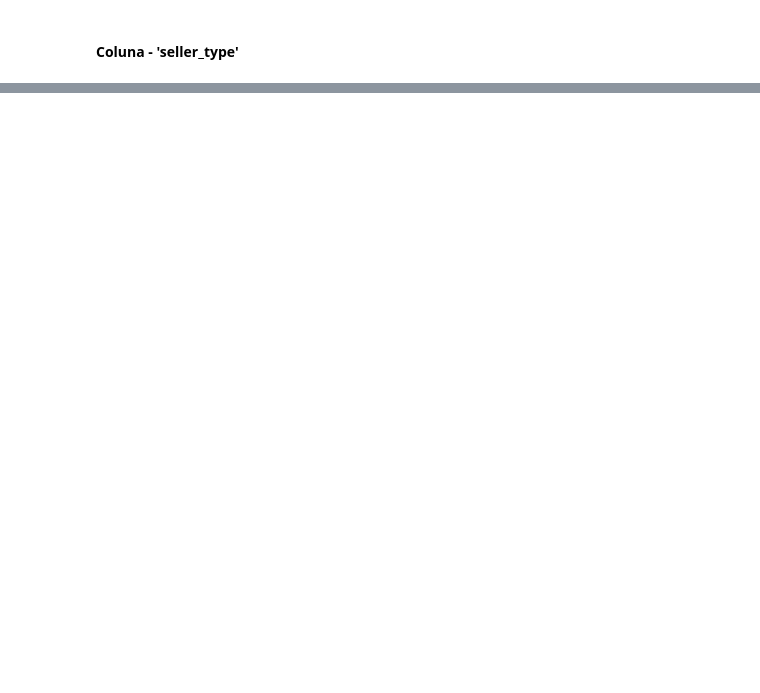
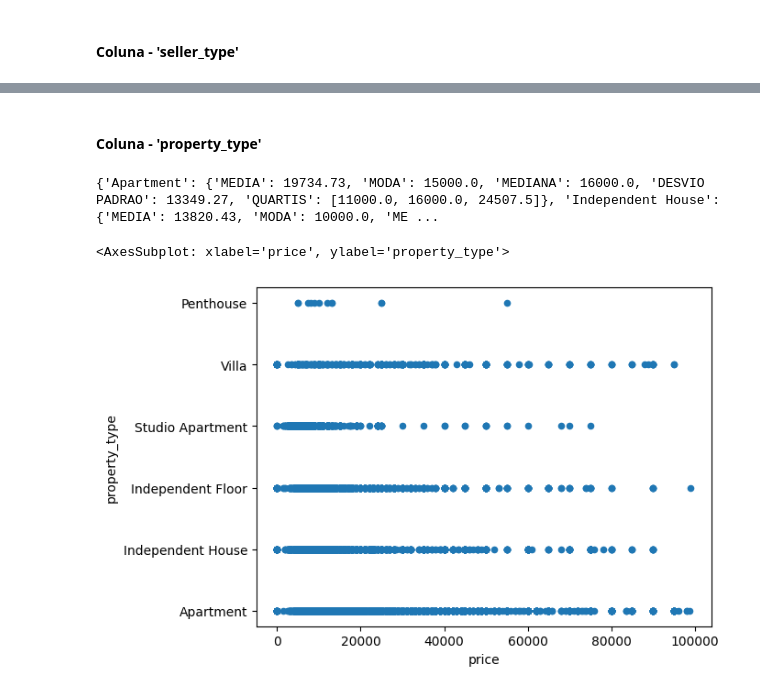
Before and after one commit to Felipanjos/a3_big_data_2022.2-, a Jupyter notebook: notebook.ipynb, the cells around one changed output, grey strips where cells are left out. Saved outputs shown, nothing was run; the diff lists cells and outputs as text; code cells hidden in the pictures; blank space fills up the shorter version.

```diff
--- a/notebook.ipynb
+++ b/notebook.ipynb
@@ -238,0 +184,14 @@ TypeError: 'value' must be an instance of str or bytes, not a float
+# %% [markdown]
+#### Coluna - 'property_type'
+# %%
+coluna_analise = 'property_type'
+
+statis = analise_preco(coluna_analise)
+print(statis)
+
+
+df.plot(kind='scatter', x='price', y=coluna_analise)
+# %% [output]
+{'Apartment': {'MEDIA': 19734.73, 'MODA': 15000.0, 'MEDIANA': 16000.0, 'DESVIO PADRAO': 13349.27, 'QUARTIS': [11000.0, 16000.0, 24507.5]}, 'Independent House': {'MEDIA': 13820.43, 'MODA': 10000.0, 'ME ...
+<AxesSubplot: xlabel='price', ylabel='property_type'>
+[figure, added]
```
Also changed, not shown: parts of 17 cells of this notebook.
